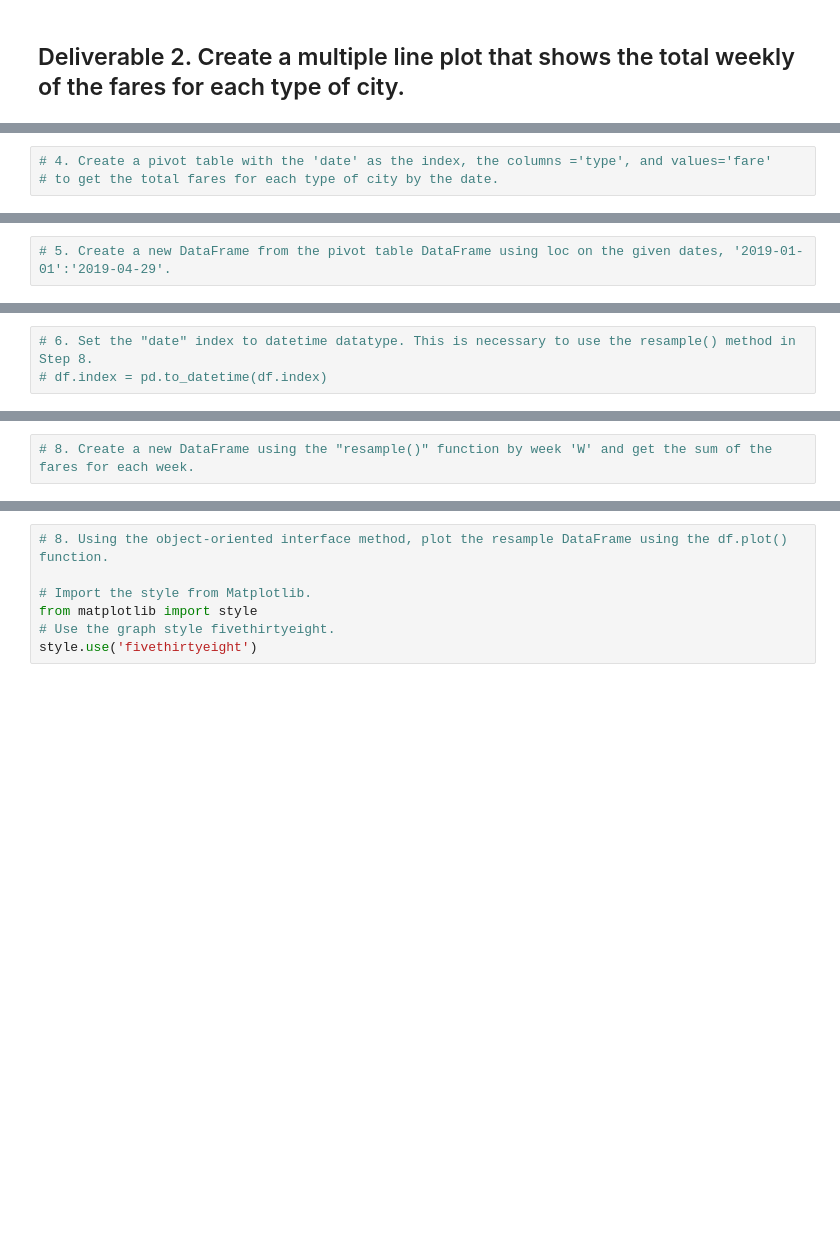
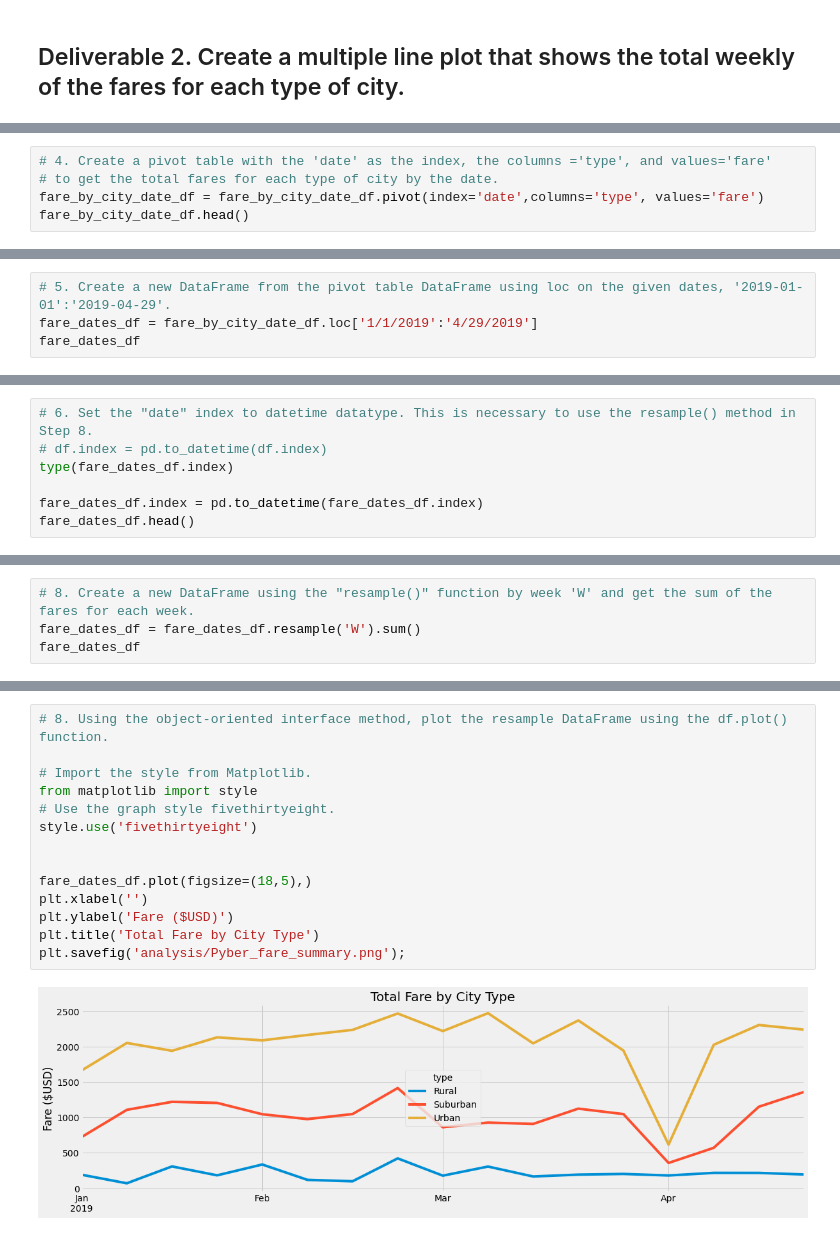
Before and after one commit to remsic12/PyBer_Analysis, a Jupyter notebook: PyBer_Challenge_starter_code.ipynb, the cells around one changed output, grey strips where cells are left out. Saved outputs shown, nothing was run; the diff lists cells and outputs as text; blank space fills up the shorter version.

```diff
--- a/PyBer_Challenge_starter_code.ipynb
+++ b/PyBer_Challenge_starter_code.ipynb
@@ -135,3 +162,5 @@ pyber_summary_df
 # %%
 # 4. Create a pivot table with the 'date' as the index, the columns ='type', and values='fare'
 # to get the total fares for each type of city by the date.
+fare_by_city_date_df = fare_by_city_date_df.pivot(index='date',columns='type', values='fare')
+fare_by_city_date_df.head()
@@ -138,2 +175,4 @@ pyber_summary_df
 # %%
 # 5. Create a new DataFrame from the pivot table DataFrame using loc on the given dates, '2019-01-01':'2019-04-29'.
+fare_dates_df = fare_by_city_date_df.loc['1/1/2019':'4/29/2019']
+fare_dates_df
@@ -140,3 +194,7 @@ pyber_summary_df
 # %%
 # 6. Set the "date" index to datetime datatype. This is necessary to use the resample() method in Step 8.
 # df.index = pd.to_datetime(df.index)
+type(fare_dates_df.index)
+
+fare_dates_df.index = pd.to_datetime(fare_dates_df.index)
+fare_dates_df.head()
@@ -145,2 +223,4 @@ pyber_summary_df
 # %%
 # 8. Create a new DataFrame using the "resample()" function by week 'W' and get the sum of the fares for each week.
+fare_dates_df = fare_dates_df.resample('W').sum()
+fare_dates_df
@@ -147,7 +247,16 @@ pyber_summary_df
 # %%
 # 8. Using the object-oriented interface method, plot the resample DataFrame using the df.plot() function.
 
 # Import the style from Matplotlib.
 from matplotlib import style
 # Use the graph style fivethirtyeight.
 style.use('fivethirtyeight')
+
+
+fare_dates_df.plot(figsize=(18,5),)
+plt.xlabel('')
+plt.ylabel('Fare ($USD)')
+plt.title('Total Fare by City Type')
+plt.savefig('analysis/Pyber_fare_summary.png');
+# %% [output]
+[figure, added]
```
Also changed, not shown: parts of 8 cells of this notebook, 2 other files.
